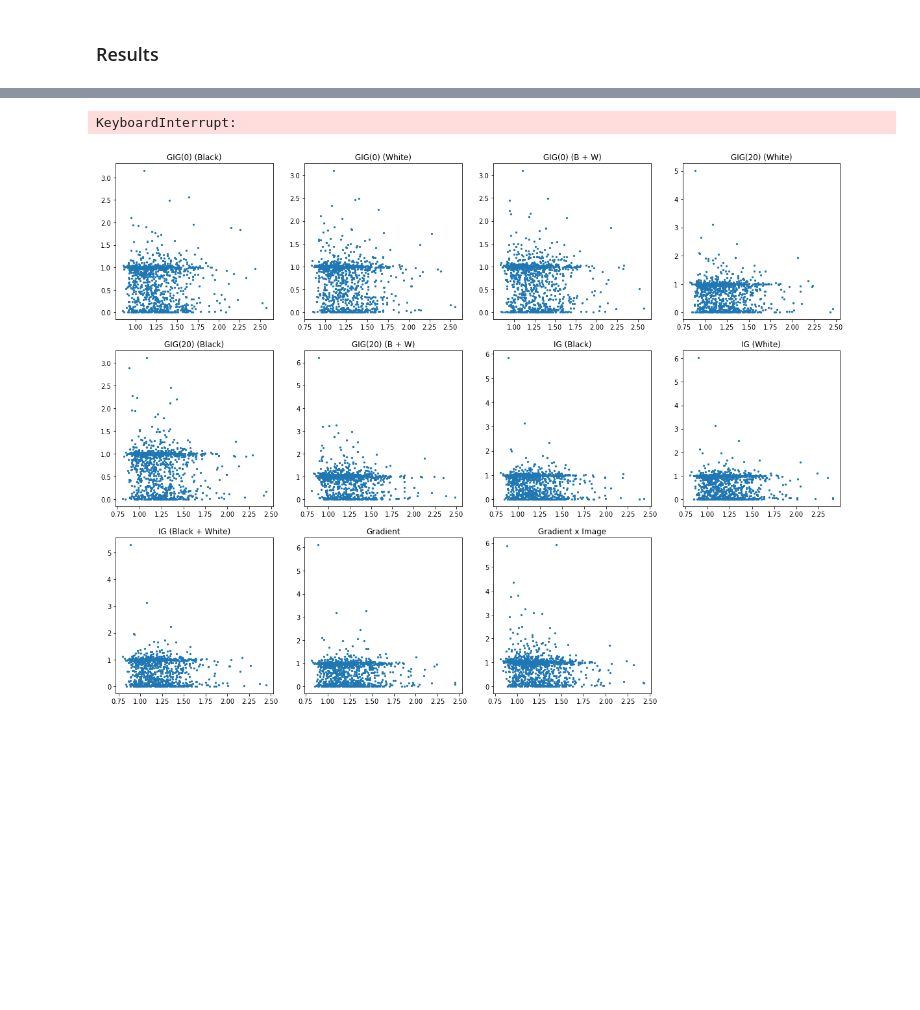
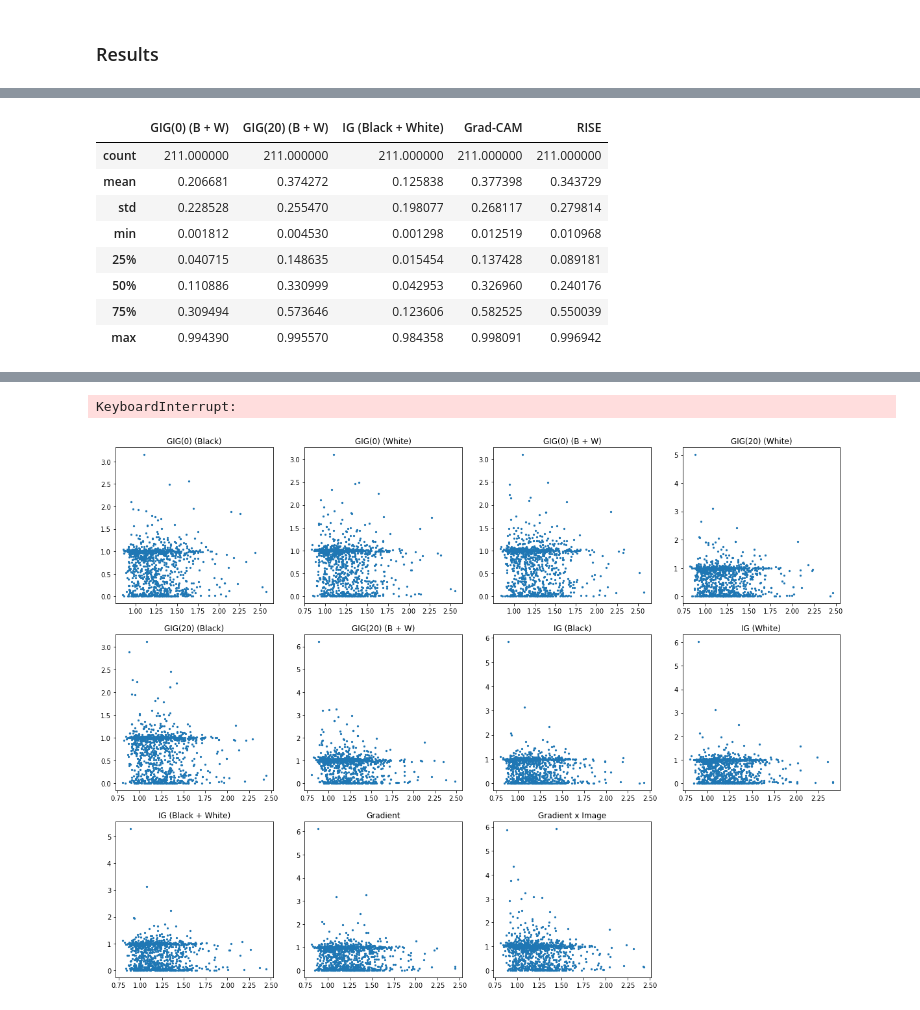
Before and after one commit to axelmy/DD2421, a Jupyter notebook: ImageNet-compute.ipynb, the cells around one changed output, grey strips where cells are left out. Cells and saved outputs as stored; diff of their text form; code cells hidden in the pictures; blank space fills up the shorter version.

```diff
--- a/ImageNet-GIG-compute.ipynb
+++ b/ImageNet-compute.ipynb
@@ -481,0 +858,29 @@ ress.to_csv('results.csv')
+# %%
+ress_insertion_df_mc = pd.DataFrame(ress_insertion_mc, columns = [
+    'GIG(0) (B + W)',
+    'GIG(20) (B + W)',
+    'IG (Black + White)',
+    'Grad-CAM',
+    'RISE'
+])
+
+ress_deletion_df_mc = pd.DataFrame(ress_deletion_mc, columns = [
+    'GIG(0) (B + W)',
+    'GIG(20) (B + W)',
+    'IG (Black + White)',
+    'Grad-CAM',
+    'RISE'
+])
+# %%
+ress_insertion_df_mc.to_csv('results_insertion_mc')
+ress_insertion_df_mc.describe()
+# %% [output]
+|  | GIG(0) (B + W) | GIG(20) (B + W) | IG (Black + White) | Grad-CAM | RISE |
+| count | 211.000000 | 211.000000 | 211.000000 | 211.000000 | 211.000000 |
+| mean | 0.206681 | 0.374272 | 0.125838 | 0.377398 | 0.343729 |
+| std | 0.228528 | 0.255470 | 0.198077 | 0.268117 | 0.279814 |
+| min | 0.001812 | 0.004530 | 0.001298 | 0.012519 | 0.010968 |
+| 25% | 0.040715 | 0.148635 | 0.015454 | 0.137428 | 0.089181 |
+| 50% | 0.110886 | 0.330999 | 0.042953 | 0.326960 | 0.240176 |
+| 75% | 0.309494 | 0.573646 | 0.123606 | 0.582525 | 0.550039 |
+| max | 0.994390 | 0.995570 | 0.984358 | 0.998091 | 0.996942 |
```
Also changed, not shown: parts of 14 cells of this notebook, 5 other files.
